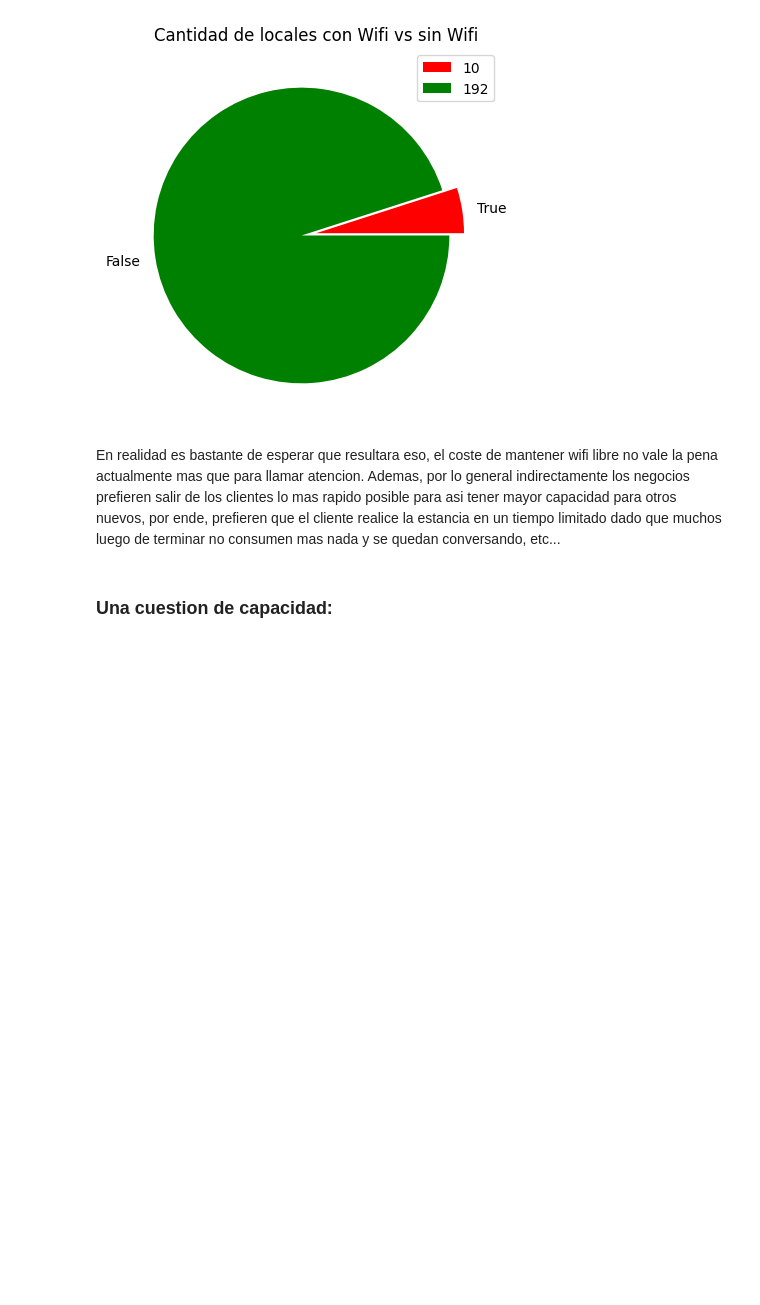
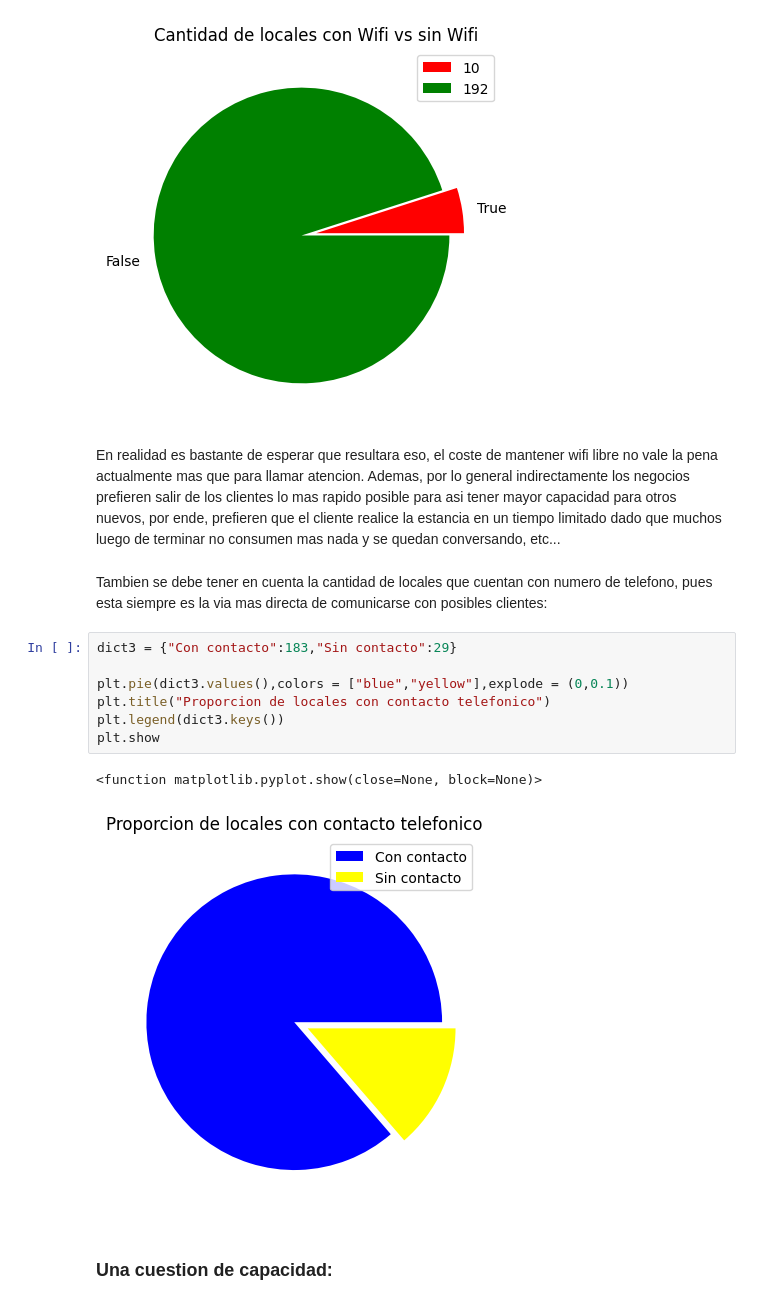
Before and after one commit to cesa-lang/Proyecto-ICD-1er-semestre, a Jupyter notebook: Analisis de Pro-ICD.ipynb, the cells around one changed output. Cells and saved outputs as stored; diff of their text form; blank space fills up the shorter version.

```diff
--- a/Analisis de Pro-ICD.ipynb
+++ b/Analisis de Pro-ICD.ipynb
@@ -284,6 +294,18 @@ plt.show
 [figure]
 # %% [markdown]
 En realidad es bastante de esperar que resultara eso, el coste de mantener wifi libre no vale la pena actualmente mas que para llamar atencion. Ademas, por lo general indirectamente los negocios prefieren salir de los clientes lo mas rapido posible para asi tener mayor capacidad para otros nuevos, por ende, prefieren que el cliente realice la estancia en un tiempo limitado dado que muchos luego de terminar no consumen mas nada y se quedan conversando, etc...
+# %% [markdown]
+Tambien se debe tener en cuenta la cantidad de locales que cuentan con numero de telefono, pues esta siempre es la via mas directa de comunicarse con posibles clientes:
+# %%
+dict3 = {"Con contacto":183,"Sin contacto":29}
+
+plt.pie(dict3.values(),colors = ["blue","yellow"],explode = (0,0.1))
+plt.title("Proporcion de locales con contacto telefonico")
+plt.legend(dict3.keys())
+plt.show
+# %% [output]
+<function matplotlib.pyplot.show(close=None, block=None)>
+[figure, added]
 # %% [markdown]
 ### Una cuestion de capacidad:
 # %% [markdown]
```
Also changed, not shown: parts of 7 cells of this notebook.
